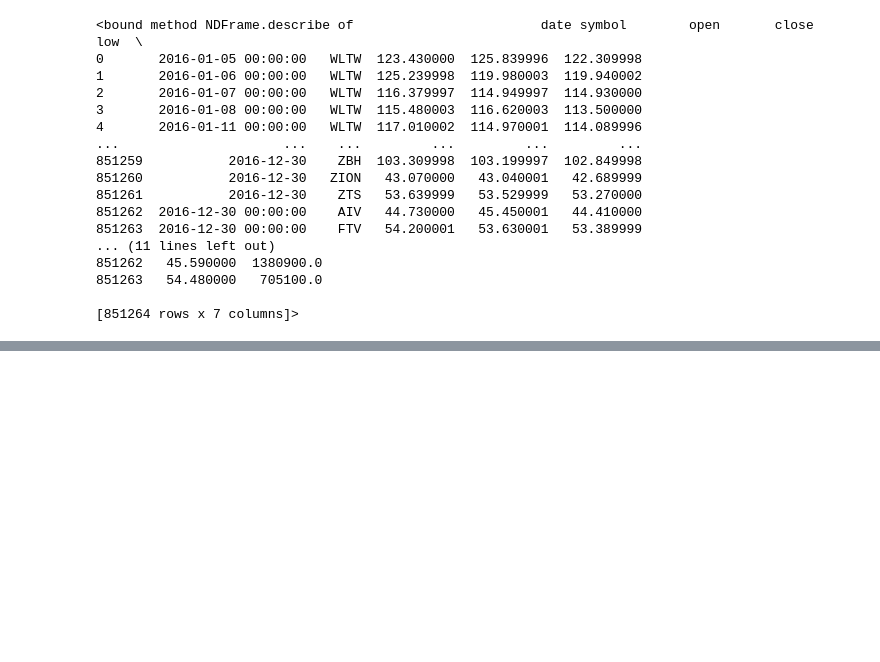
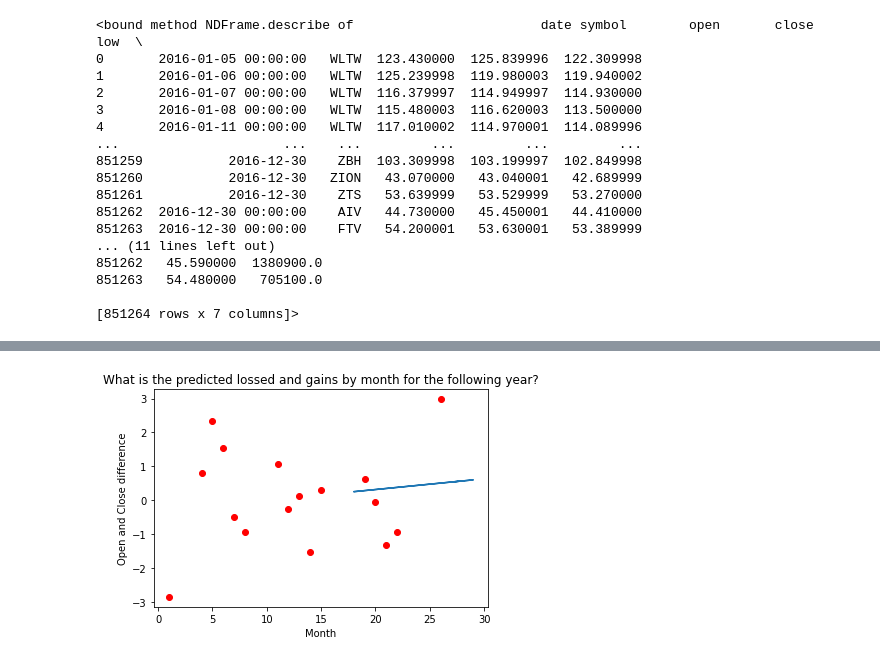
Before and after one commit to will-ing/linear-regres, a Jupyter notebook: regression.ipynb, the cells around one changed output, grey strips where cells are left out. Drawn from its saved outputs; the diff is of its cells as text; code cells hidden in the pictures; blank space fills up the shorter version.

Commit message:
implemented regression which draws inconclusive

```diff
--- a/regression.ipynb
+++ b/regression.ipynb
@@ -43,0 +109,7 @@ stx.describe
+# %%
+lm = LinearRegression()
+lm.fit(x_train, y_train)
+y_predict = lm.predict(x_test)
+print(f"Train accuracy {round(lm.score(x_train, y_train) * 100,2)} %")
+print(f"Test accuracy {round(lm.score(x_test, y_test) * 100,2)} %")
+?lm.score
@@ -43,0 +134,9 @@ stx.describe
+# %%
+plt.scatter(x_train, y_train, color='red')
+plt.plot(x_test, y_predict)
+plt.xlabel('Month')
+plt.ylabel('Open and Close difference')
+plt.title('What is the predicted lossed and gains by month for the following year?')
+plt.show()
+# %% [output]
+[figure, added]
```
Also changed, not shown: parts of 14 cells of this notebook.
